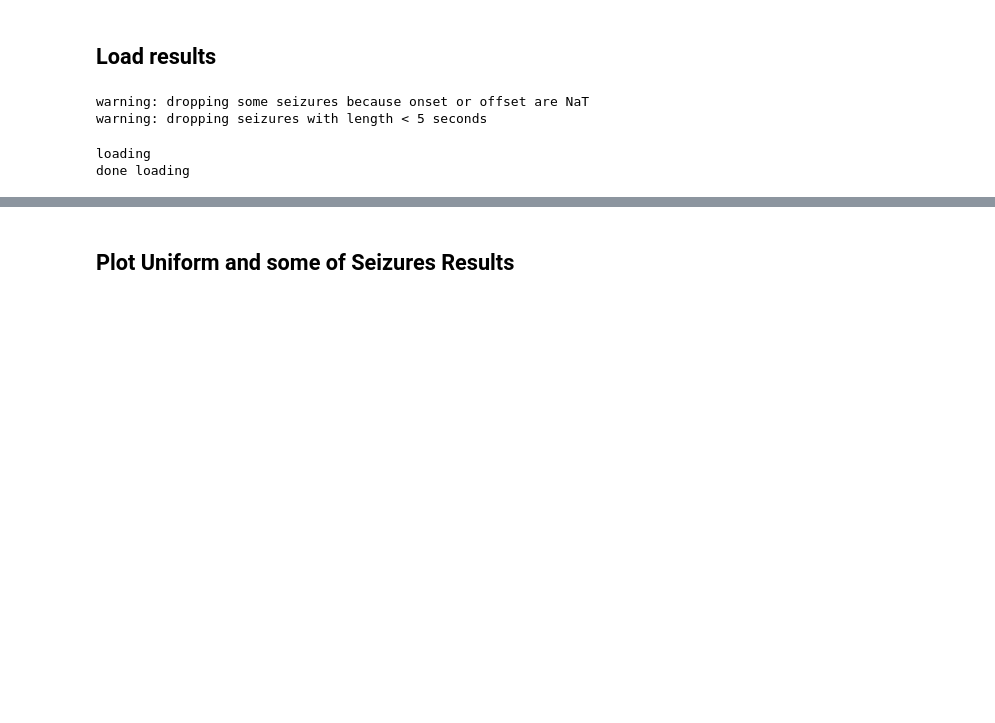
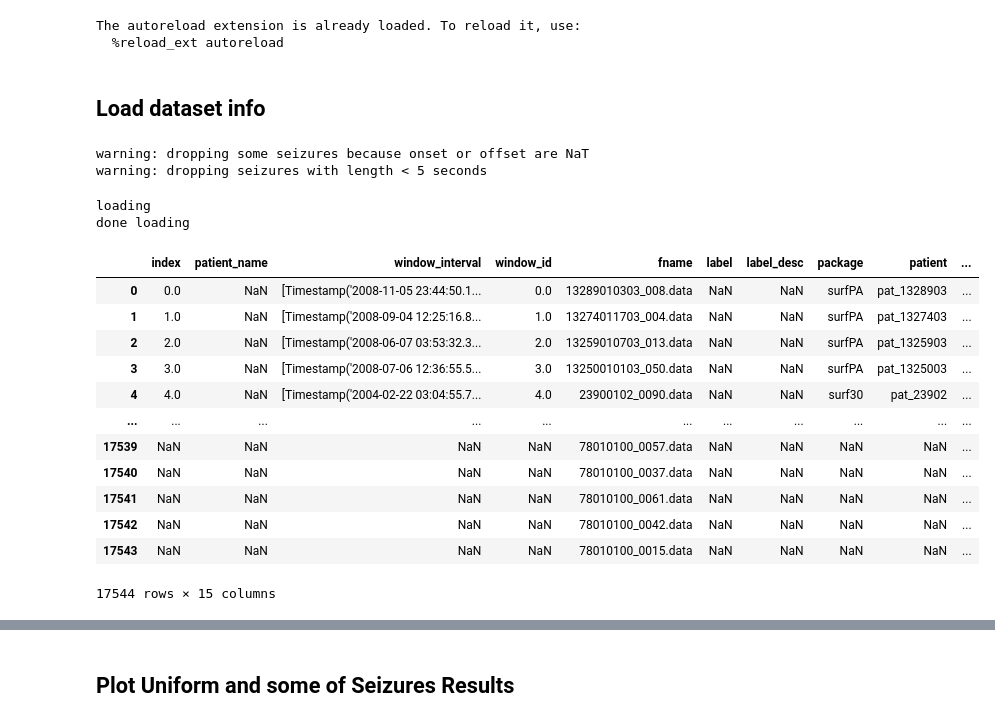
Before and after one commit to noamsgl/msc, a Jupyter notebook: scripts/generate/analyze_gp_results.ipynb, the cells around one changed output, grey strips where cells are left out. Drawn from its saved outputs; the diff is of its cells as text; code cells hidden in the pictures; blank space fills up the shorter version.

```diff
--- a/scripts/generate/analyze_gp_results.ipynb
+++ b/scripts/generate/analyze_gp_results.ipynb
@@ -5,8 +5,11 @@ import matplotlib.pyplot as plt
 from msc import config
 from msc.dataset import UniformDataset, get_seizures_index_df
 import seaborn as sns
+sns.set_theme(style="white")
 %load_ext autoreload
 %autoreload 2
+# %% [output]
+The autoreload extension is already loaded. To reload it, use:
+  %reload_ext autoreload
 # %% [markdown]
-
-## Load results
+## Load dataset info
@@ -20,9 +21,22 @@ warning: dropping seizures with length < 5 seconds
 # %%
 # load dataset.csv
 dataset_dir = r"C:\Users\noam\Repositories\noamsgl\msc\results\epilepsiae\UNIFORM\20220106T165558"
 dataset = UniformDataset(dataset_dir)
-dataset.add_check_isseizure()
 samples_df = dataset.samples_df
+samples_df
 # %% [output]
 loading
 done loading
+|  | index | patient_name | window_interval | window_id | fname | label | label_desc | package | patient | ... |
+| 0 | 0.0 | NaN | [Timestamp('2008-11-05 23:44:50.1... | 0.0 | 13289010303_008.data | NaN | NaN | surfPA | pat_1328903 | ... |
+| 1 | 1.0 | NaN | [Timestamp('2008-09-04 12:25:16.8... | 1.0 | 13274011703_004.data | NaN | NaN | surfPA | pat_1327403 | ... |
+| 2 | 2.0 | NaN | [Timestamp('2008-06-07 03:53:32.3... | 2.0 | 13259010703_013.data | NaN | NaN | surfPA | pat_1325903 | ... |
+| 3 | 3.0 | NaN | [Timestamp('2008-07-06 12:36:55.5... | 3.0 | 13250010103_050.data | NaN | NaN | surfPA | pat_1325003 | ... |
+| 4 | 4.0 | NaN | [Timestamp('2004-02-22 03:04:55.7... | 4.0 | 23900102_0090.data | NaN | NaN | surf30 | pat_23902 | ... |
+| ... | ... | ... | ... | ... | ... | ... | ... | ... | ... | ... |
+| 17539 | NaN | NaN | NaN | NaN | 78010100_0057.data | NaN | NaN | NaN | NaN | ... |
+| 17540 | NaN | NaN | NaN | NaN | 78010100_0037.data | NaN | NaN | NaN | NaN | ... |
+| 17541 | NaN | NaN | NaN | NaN | 78010100_0061.data | NaN | NaN | NaN | NaN | ... |
+| 17542 | NaN | NaN | NaN | NaN | 78010100_0042.data | NaN | NaN | NaN | NaN | ... |
+| 17543 | NaN | NaN | NaN | NaN | 78010100_0015.data | NaN | NaN | NaN | NaN | ... |
+17544 rows × 15 columns
```
Also changed, not shown: parts of 15 cells of this notebook.
